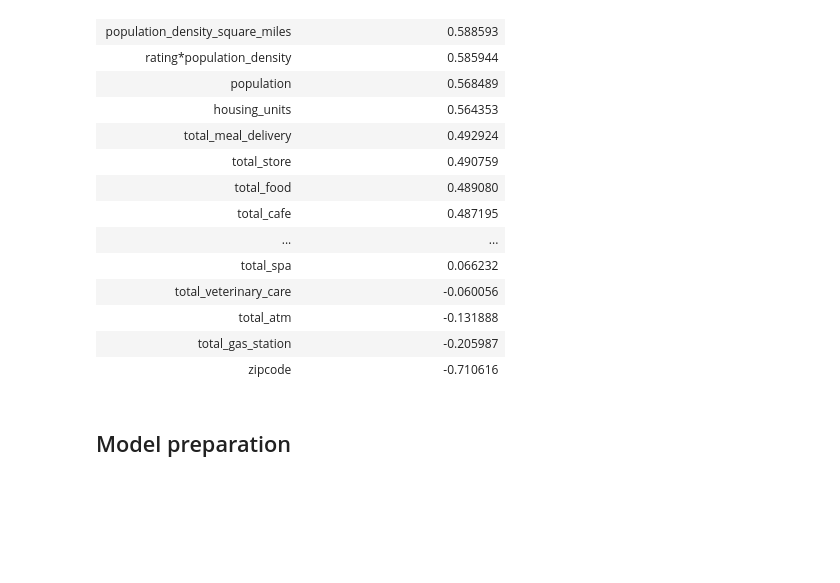
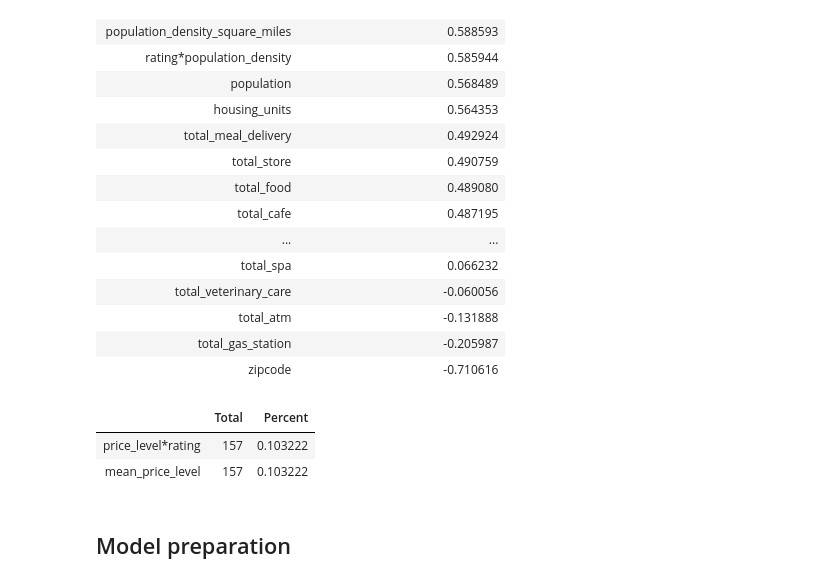
Before and after one commit to FredaXin/capstone, a Jupyter notebook: code/05_modeling.ipynb, the cells around one changed output. Drawn from its saved outputs; the diff is of its cells as text; code cells hidden in the pictures; blank space fills up the shorter version.

```diff
--- a/code/05_modeling.ipynb
+++ b/code/05_modeling.ipynb
@@ -89,9 +89,24 @@ high_corr_w_dependent_variable(df, 'log_home_price_to_income_ratios', 0.06)
 # %%
 df = df[high_corr_w_dependent_variable(df, 'log_home_price_to_income_ratios', 0.06).index]
 # %%
-df.dropna(inplace=True)
+#df.dropna(inplace=True)
 # %%
 df.drop(columns='zipcode', inplace=True)
+# %%
+# define a funciton to view the total and percentage of missing values
+def view_col_with_nans(df):
+    mask_percent = df.isnull().mean().sort_values(ascending=False)
+    mask_total = df.isnull().sum().sort_values(ascending=False)
+    total = mask_total[mask_total > 0]
+    percent = mask_percent[mask_percent > 0]
+    missing_data = pd.concat([total, percent], axis=1, keys=['Total', 'Percent'])
+    return missing_data
+# %%
+view_col_with_nans(df)
+# %% [output]
+|  | Total | Percent |
+| price_level*rating | 157 | 0.103222 |
+| mean_price_level | 157 | 0.103222 |
 # %% [markdown]
 ## Model preparation
 # %%
```
Also changed, not shown: parts of 16 cells of this notebook, 1 other file.
